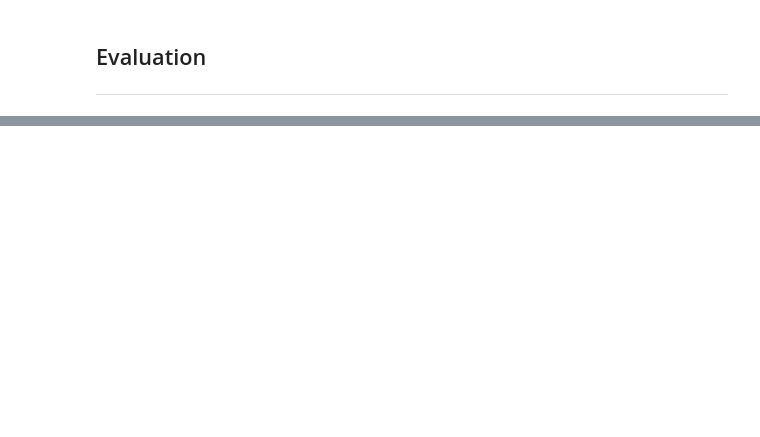
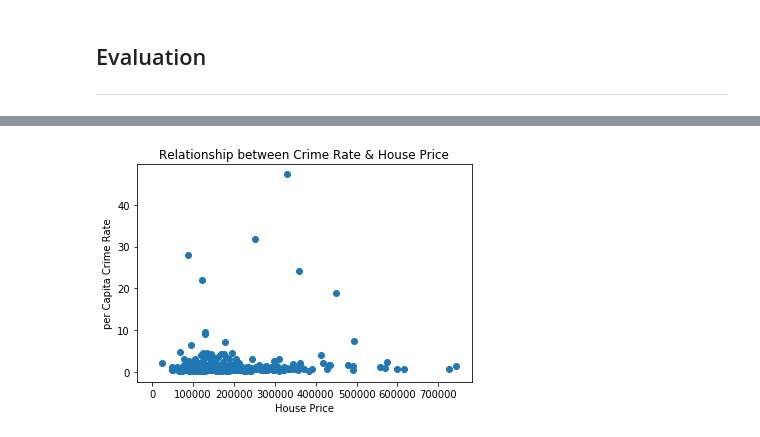
Before and after one commit to vipulpopat/MSCAI_CE4021_Project, a Jupyter notebook: Etivity_18203442.ipynb, the cells around one changed output, grey strips where cells are left out. Drawn from its saved outputs; the diff is of its cells as text; code cells hidden in the pictures; blank space fills up the shorter version.

```diff
--- a/Etivity_18203442.ipynb
+++ b/Etivity_18203442.ipynb
@@ -50,0 +63,6 @@ Briefly describe the contributions of each group member to the following aspects
+# %%
+#Load the dataset and convert to pandas data frame
+dataframe = pd.read_csv("crime_houseprice_dataset.csv")
+
+#Check dimensions
+dataframe.shape
@@ -53,0 +92,3 @@ Briefly describe the contributions of each group member to the following aspects
+# %%
+dataframe.dropna(axis=0, inplace = True)
+dataframe.shape
@@ -62,0 +196,9 @@ Briefly describe the contributions of each group member to the following aspects
+# %%
+plt.scatter(dataframe.House_Price, dataframe.Crime_Rate)
+plt.ylabel("per Capita Crime Rate")
+plt.xlabel("House Price")
+plt.hlines(y = 0, xmin = 0, xmax = 10)
+plt.title("Relationship between Crime Rate & House Price")
+plt.show()
+# %% [output]
+[figure, added]
```
Also changed, not shown: parts of 24 cells of this notebook, 1 other file.
